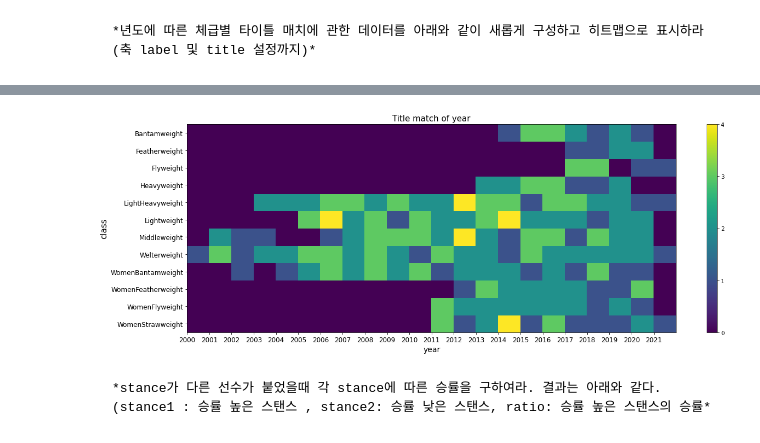
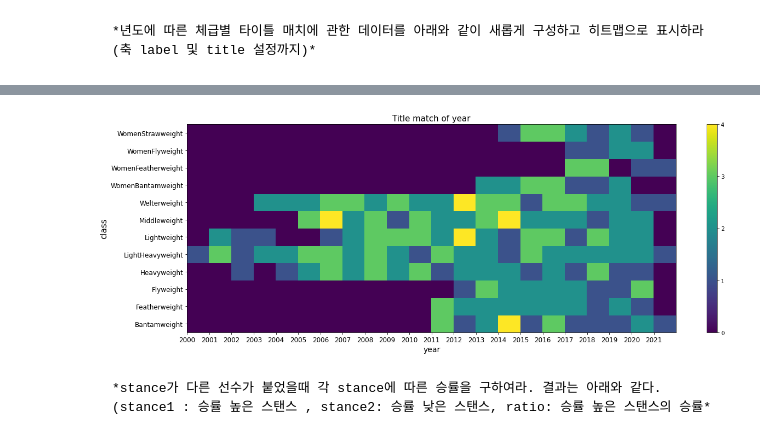
Before and after one commit to hyunnybbb/book, a Jupyter notebook: _sources/dataset/01_ufc/main.ipynb, the cells around one changed output, grey strips where cells are left out. Drawn from its saved outputs; the diff is of its cells as text; code cells hidden in the pictures.

````diff
--- a/_sources/dataset/01_ufc/main.ipynb
+++ b/_sources/dataset/01_ufc/main.ipynb
@@ -14,7 +10,7 @@ FileNotFoundError: [Errno 2] No such file or directory: '../../../../data/01_utc
 *데이터를 ufc 변수에 로드하라*
 ```
 # %%
-ufc =pd.read_csv('ufc.csv')
+ufc =pd.read_csv('https://raw.githubusercontent.com/Datamanim/ufc/main/ufc.csv')
 # %%
 ufc.head(3)
 # %% [output]
@@ -147,15 +143,15 @@ pv_table
 # %%
 plt.figure(figsize=(20,7))
 plt.pcolor(pv_table)
-plt.yticks(np.arange(pv_table.shape[0])+0.5,list(pv_table.index)[::-1],fontsize=12)
+plt.yticks(np.arange(pv_table.shape[0])+0.5,list(pv_table.index),fontsize=12)
 plt.xticks(np.arange(pv_table.shape[1]),list(pv_table.columns),fontsize=12)
 plt.xlabel('year',fontsize=14)
 plt.ylabel('class',fontsize=15)
 plt.title('Title match of year',fontsize=15)
 plt.colorbar(ticks=[0,1,2,3,4])
 plt.show()
 # %% [output]
-[figure, old version]
+[figure, new version]
 # %% [markdown]
 ```{admonition} Q8
 *stance가 다른 선수가 붙었을때 각 stance에 따른 승률을 구하여라. 결과는 아래와 같다. (stance1 : 승률 높은 스탠스 , stance2: 승률 낮은 스탠스, ratio: 승률 높은 스탠스의 승률*
````
Also changed, not shown: parts of 10 cells of this notebook, 16 other files.
